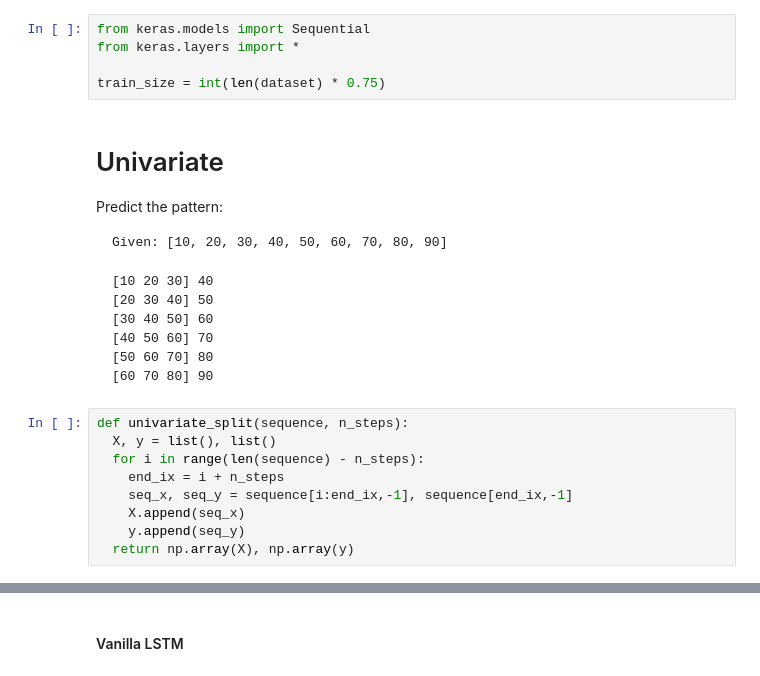
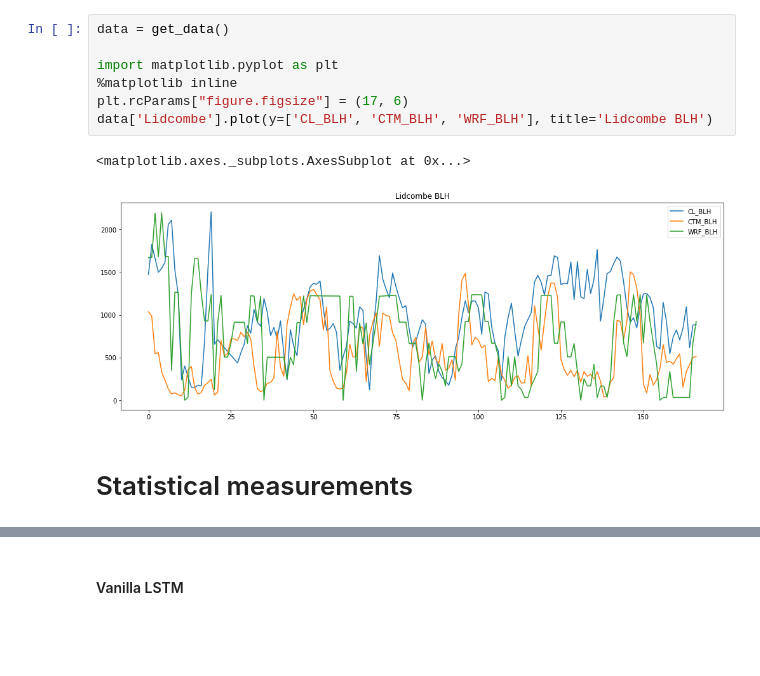
Before and after one commit to LlahsivK/group-18, a Jupyter notebook: SL_Anlysis3_NN_Model.ipynb, the cells around one changed output, grey strips where cells are left out. Saved outputs shown, nothing was run; the diff lists cells and outputs as text; blank space fills up the shorter version.

Commit message:
update NN model

````diff
--- a/SL_Anlysis3_NN_Model.ipynb
+++ b/SL_Anlysis3_NN_Model.ipynb
@@ -102,32 +199,15 @@ array([[1.        , 0.96541333, 0.13688213, 0.73273945, 0.64794683],
-# %%
-from keras.models import Sequential
-from keras.layers import *
-
-train_size = int(len(dataset) * 0.75)
-# %% [markdown]
-# Univariate
-
-Predict the pattern:
-```
-Given: [10, 20, 30, 40, 50, 60, 70, 80, 90]
-```
-```
-[10 20 30] 40
-[20 30 40] 50
-[30 40 50] 60
-[40 50 60] 70
-[50 60 70] 80
-[60 70 80] 90
-```
-# %%
-def univariate_split(sequence, n_steps):
-  X, y = list(), list()
-  for i in range(len(sequence) - n_steps):
-    end_ix = i + n_steps
-    seq_x, seq_y = sequence[i:end_ix,-1], sequence[end_ix,-1]
-    X.append(seq_x)
-    y.append(seq_y)
-  return np.array(X), np.array(y)
+# %%
+data = get_data()
+
+import matplotlib.pyplot as plt
+%matplotlib inline
+plt.rcParams["figure.figsize"] = (17, 6)
+data['Lidcombe'].plot(y=['CL_BLH', 'CTM_BLH', 'WRF_BLH'], title='Lidcombe BLH')
+# %% [output]
+<matplotlib.axes._subplots.AxesSubplot at 0x...>
+[figure, added]
+# %% [markdown]
+# Statistical measurements
 # %%
 '''
 Function: Calculates and prints out the varoius metrics
````
Also changed, not shown: parts of 55 cells of this notebook.
